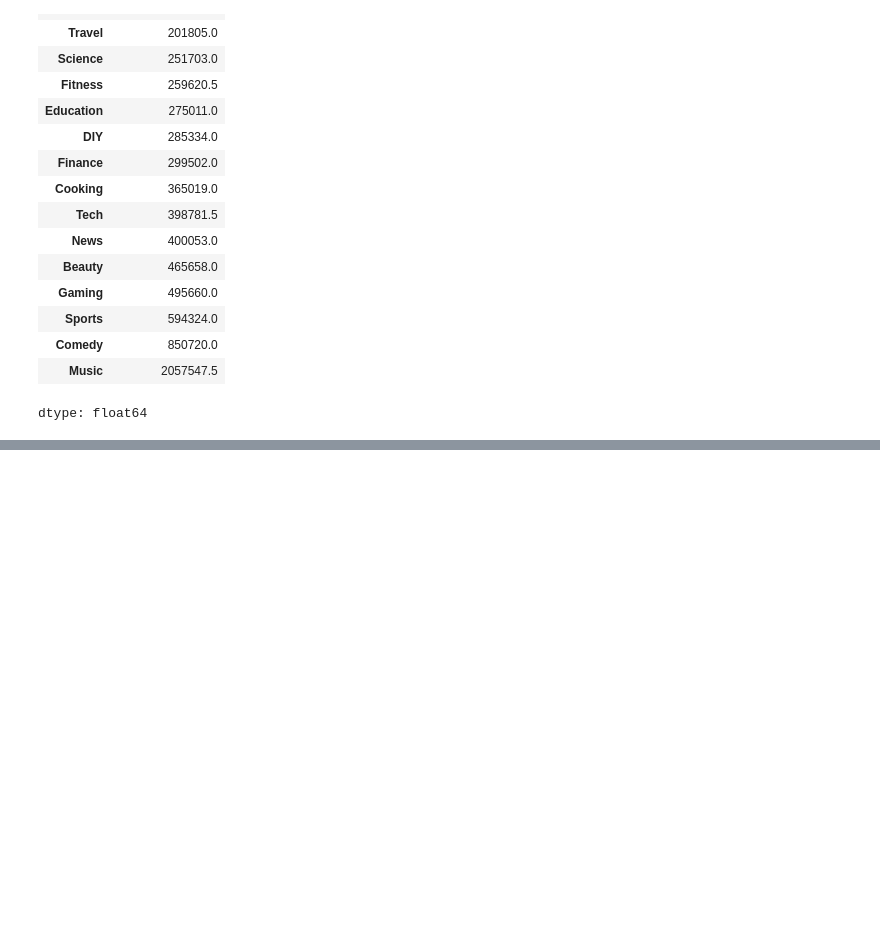
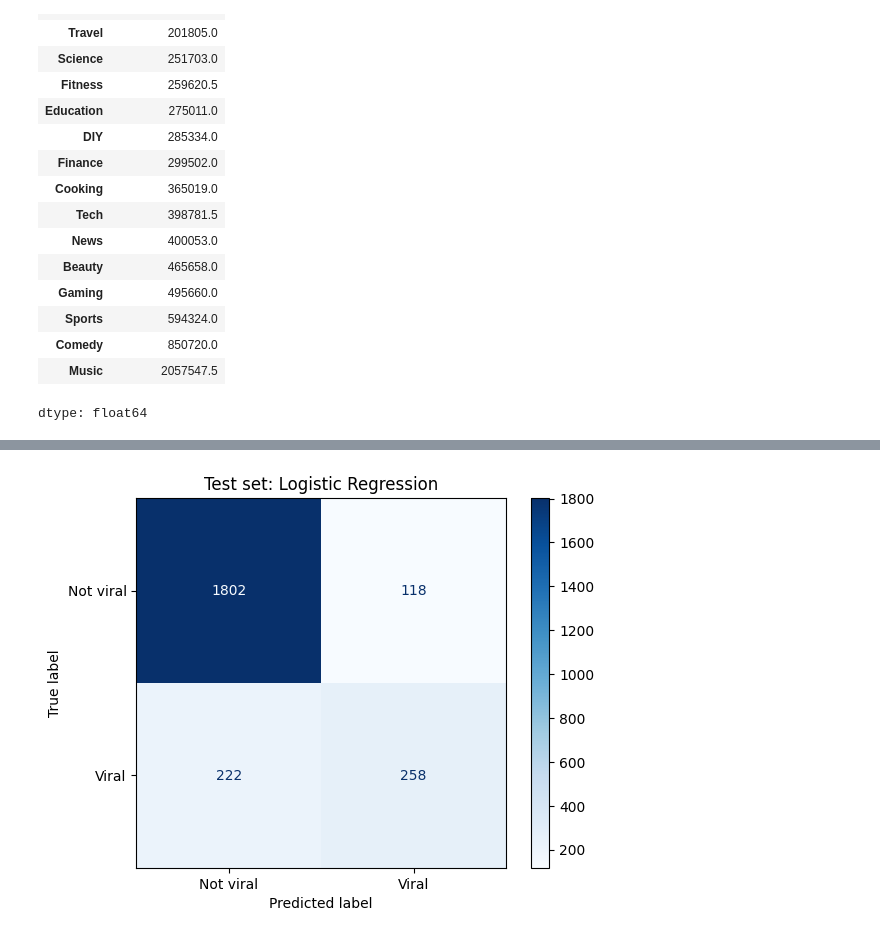
Before and after one commit to elonsobrevilla06-byte/Youtube_Virality, a Jupyter notebook: YoutubeViralOrNot_Model.ipynb, the cells around one changed output, grey strips where cells are left out. Saved outputs shown, nothing was run; the diff lists cells and outputs as text; code cells hidden in the pictures; blank space fills up the shorter version.

```diff
--- a/YoutubeViralOrNot_Model.ipynb
+++ b/YoutubeViralOrNot_Model.ipynb
@@ -342,0 +617,12 @@ dtype: float64
+# %%
+best = models["Logistic Regression"]
+best.fit(Xtr, ytr)
+from sklearn.metrics import classification_report, ConfusionMatrixDisplay
+pred = best.predict(Xte)
+#for roc and pr
+proba = best.predict_proba(Xte)[:,1]
+
+print("test ROC-AUC:", round(roc_auc_score(yte, proba), 3))
+print("test PR-AUC: ", round(average_precision_score(yte, proba), 3))
+
+print(classification_report(yte,pred, target_names=["Not viral", "Viral"]))
@@ -342,0 +640,6 @@ dtype: float64
+# %%
+ConfusionMatrixDisplay.from_predictions(yte, pred,display_labels=["Not viral", "Viral"], cmap="Blues")
+plt.title("Test set: " + "Logistic Regression")
+plt.show()
+# %% [output]
+[figure, added]
```
Also changed, not shown: parts of 29 cells of this notebook.
